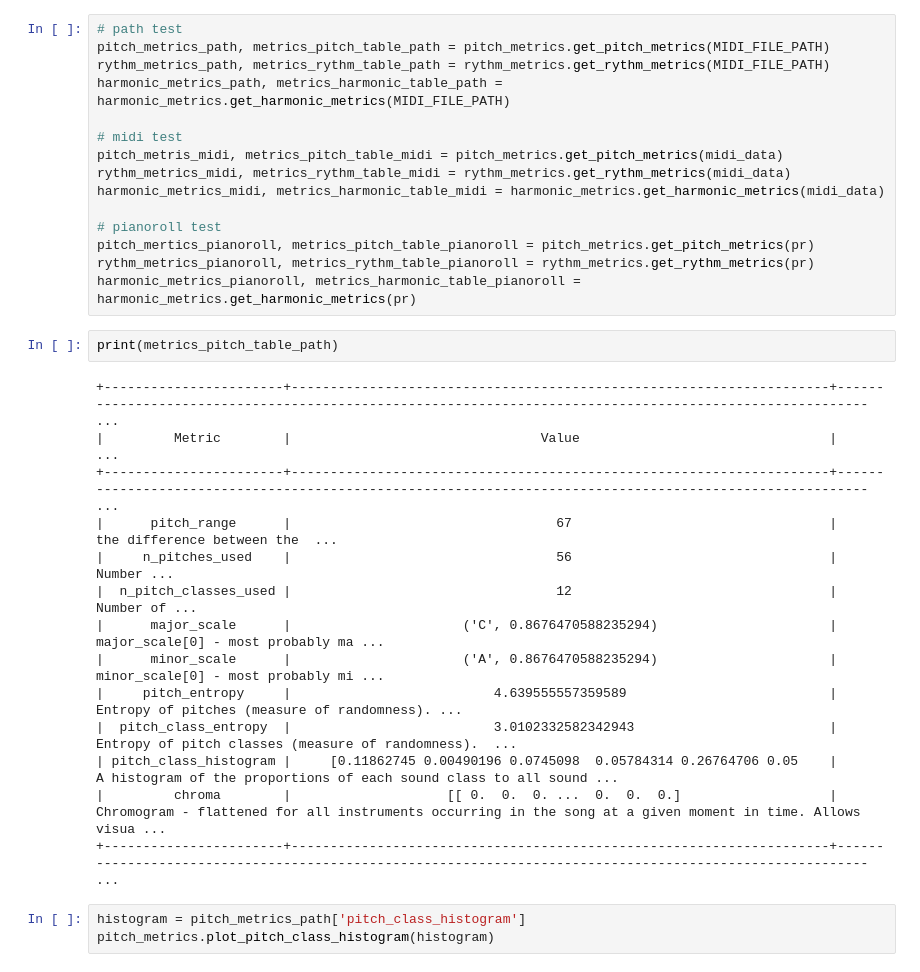
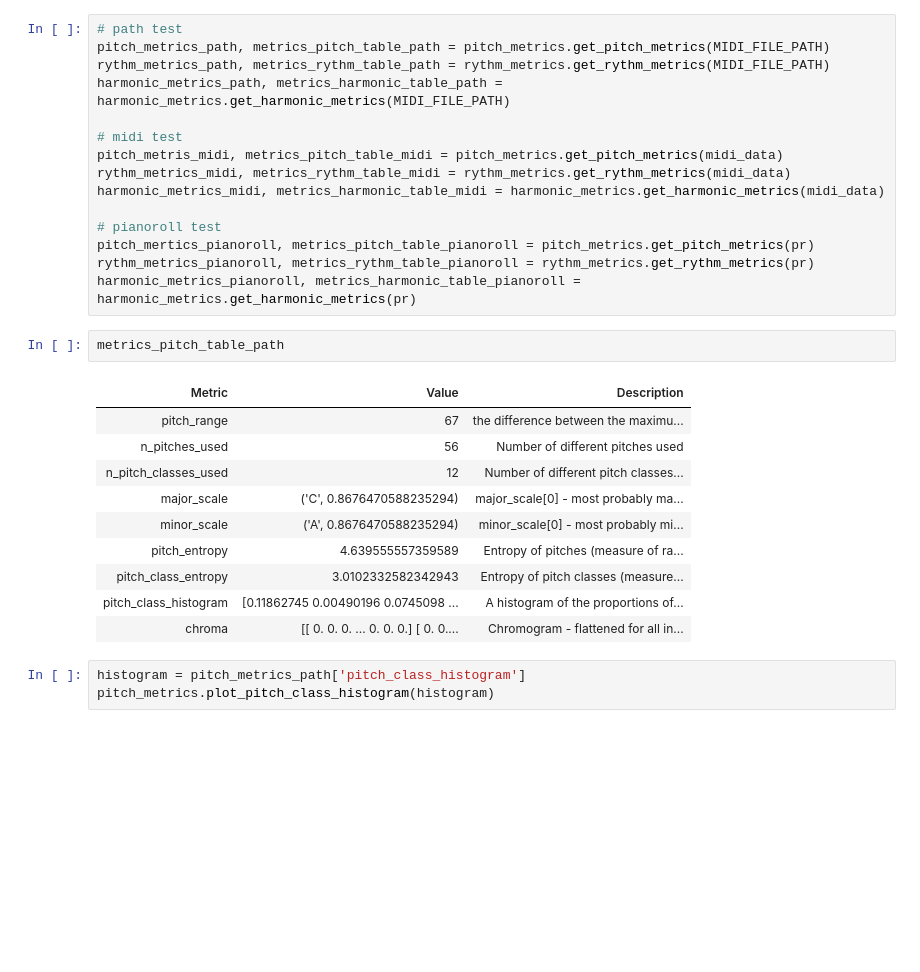
Before and after one commit to Pytleniu/music_metrics, a Jupyter notebook: examples/example_usage.ipynb, the cells around one changed output. Cells and saved outputs as stored; diff of their text form; blank space fills up the shorter version.

```diff
--- a/examples/example_usage.ipynb
+++ b/examples/example_usage.ipynb
@@ -36,22 +36,19 @@ harmonic_metrics_midi, metrics_harmonic_table_midi = harmonic_metrics.get_harmon
 pitch_mertics_pianoroll, metrics_pitch_table_pianoroll = pitch_metrics.get_pitch_metrics(pr)
 rythm_metrics_pianoroll, metrics_rythm_table_pianoroll = rythm_metrics.get_rythm_metrics(pr)
 harmonic_metrics_pianoroll, metrics_harmonic_table_pianoroll = harmonic_metrics.get_harmonic_metrics(pr)
-# %%
-print(metrics_pitch_table_path)
-# %% [output]
-+-----------------------+---------------------------------------------------------------------+--------------------------------------------------------------------------------------------------------- ...
-|         Metric        |                                Value                                |                                                                                                          ...
-+-----------------------+---------------------------------------------------------------------+--------------------------------------------------------------------------------------------------------- ...
-|      pitch_range      |                                  67                                 |                                                                              the difference between the  ...
-|     n_pitches_used    |                                  56                                 |                                                                                                   Number ...
-|  n_pitch_classes_used |                                  12                                 |                                                                                                Number of ...
-|      major_scale      |                      ('C', 0.8676470588235294)                      |                                                                        major_scale[0] - most probably ma ...
-|      minor_scale      |                      ('A', 0.8676470588235294)                      |                                                                        minor_scale[0] - most probably mi ...
-|     pitch_entropy     |                          4.639555557359589                          |                                                              Entropy of pitches (measure of randomness). ...
-|  pitch_class_entropy  |                          3.0102332582342943                         |                                                       Entropy of pitch classes (measure of randomness).  ...
-| pitch_class_histogram |     [0.11862745 0.00490196 0.0745098  0.05784314 0.26764706 0.05    |                                          A histogram of the proportions of each sound class to all sound ...
-|         chroma        |                    [[ 0.  0.  0. ...  0.  0.  0.]                   | Chromogram - flattened for all instruments occurring in the song at a given moment in time. Allows visua ...
-+-----------------------+---------------------------------------------------------------------+--------------------------------------------------------------------------------------------------------- ...
+# %%
+metrics_pitch_table_path
+# %% [output]
+| Metric | Value | Description |
+| pitch_range | 67 | the difference between the maximu... |
+| n_pitches_used | 56 | Number of different pitches used |
+| n_pitch_classes_used | 12 | Number of different pitch classes... |
+| major_scale | ('C', 0.8676470588235294) | major_scale[0] - most probably ma... |
+| minor_scale | ('A', 0.8676470588235294) | minor_scale[0] - most probably mi... |
+| pitch_entropy | 4.639555557359589 | Entropy of pitches (measure of ra... |
+| pitch_class_entropy | 3.0102332582342943 | Entropy of pitch classes (measure... |
+| pitch_class_histogram | [0.11862745 0.00490196 0.0745098 ... | A histogram of the proportions of... |
+| chroma | [[ 0. 0. 0. ... 0. 0. 0.] [ 0. 0.... | Chromogram - flattened for all in... |
 # %%
 histogram = pitch_metrics_path['pitch_class_histogram']
 pitch_metrics.plot_pitch_class_histogram(histogram)
```
Also changed, not shown: parts of 1 cell of this notebook.
